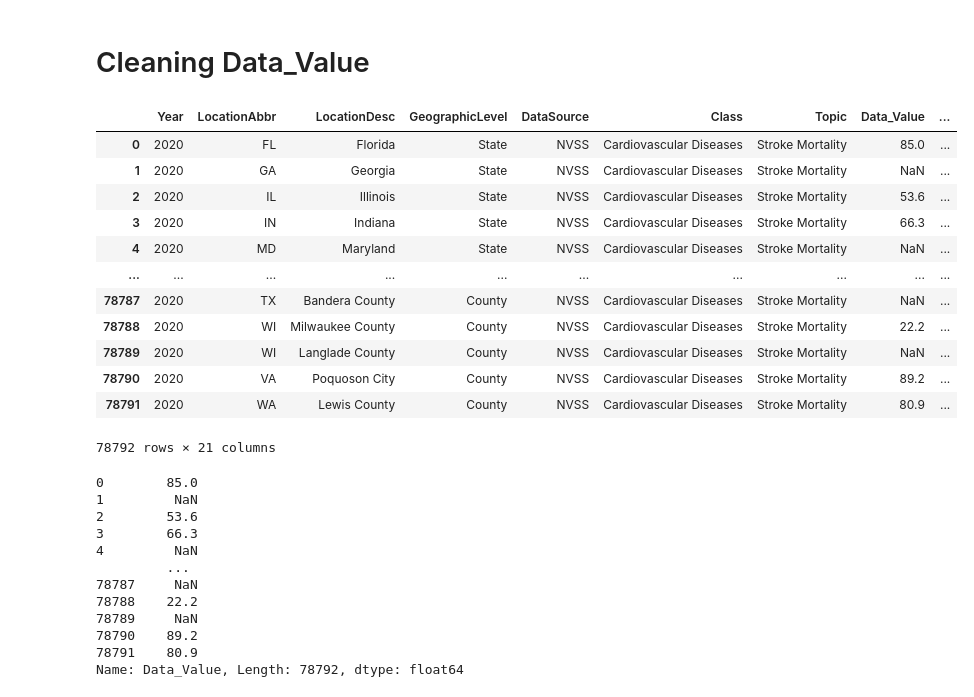
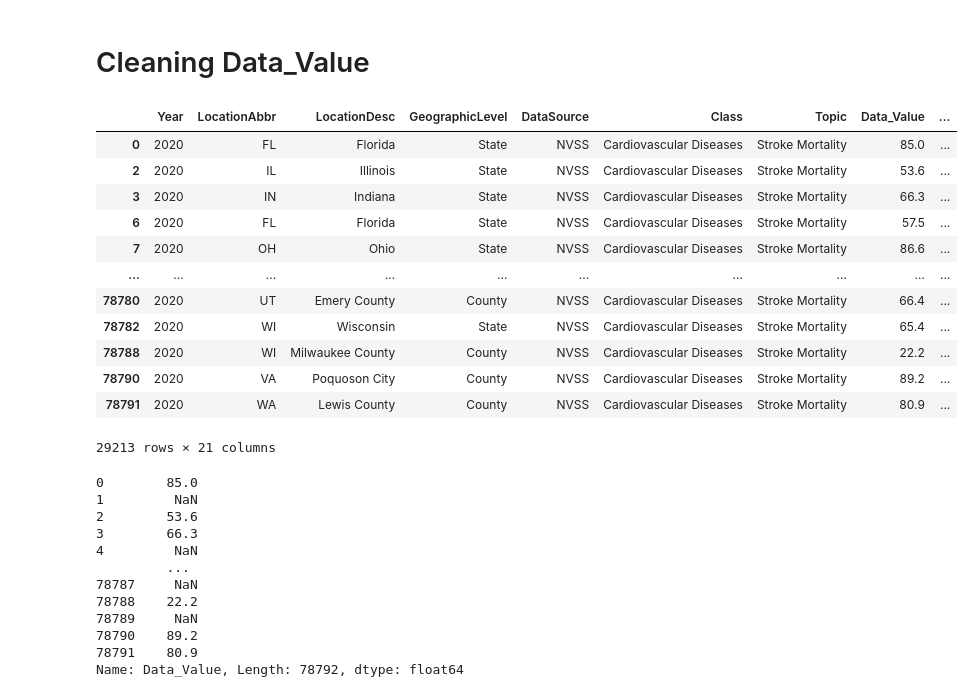
Before and after one commit to JoshuaLEE2756/Stroke-Data, a Jupyter notebook: Data-cleaning.ipynb, the cells around one changed output. Drawn from its saved outputs; the diff is of its cells as text; code cells hidden in the pictures.

```diff
--- a/Data-cleaning.ipynb
+++ b/Data-cleaning.ipynb
@@ -95,22 +95,22 @@ Georeference                     24
 dtype: int64
 # %% [markdown]
 # Cleaning Data_Value
-# %%
-df
-# %% [output]
-|  | Year | LocationAbbr | LocationDesc | GeographicLevel | DataSource | Class | Topic | Data_Value | ... |
-| 0 | 2020 | FL | Florida | State | NVSS | Cardiovascular Diseases | Stroke Mortality | 85.0 | ... |
-| 1 | 2020 | GA | Georgia | State | NVSS | Cardiovascular Diseases | Stroke Mortality | NaN | ... |
-| 2 | 2020 | IL | Illinois | State | NVSS | Cardiovascular Diseases | Stroke Mortality | 53.6 | ... |
-| 3 | 2020 | IN | Indiana | State | NVSS | Cardiovascular Diseases | Stroke Mortality | 66.3 | ... |
-| 4 | 2020 | MD | Maryland | State | NVSS | Cardiovascular Diseases | Stroke Mortality | NaN | ... |
-| ... | ... | ... | ... | ... | ... | ... | ... | ... | ... |
-| 78787 | 2020 | TX | Bandera County | County | NVSS | Cardiovascular Diseases | Stroke Mortality | NaN | ... |
-| 78788 | 2020 | WI | Milwaukee County | County | NVSS | Cardiovascular Diseases | Stroke Mortality | 22.2 | ... |
-| 78789 | 2020 | WI | Langlade County | County | NVSS | Cardiovascular Diseases | Stroke Mortality | NaN | ... |
-| 78790 | 2020 | VA | Poquoson City | County | NVSS | Cardiovascular Diseases | Stroke Mortality | 89.2 | ... |
-| 78791 | 2020 | WA | Lewis County | County | NVSS | Cardiovascular Diseases | Stroke Mortality | 80.9 | ... |
-78792 rows × 21 columns
+# %%
+df[df["Data_Value"].notna()]
+# %% [output]
+|  | Year | LocationAbbr | LocationDesc | GeographicLevel | DataSource | Class | Topic | Data_Value | ... |
+| 0 | 2020 | FL | Florida | State | NVSS | Cardiovascular Diseases | Stroke Mortality | 85.0 | ... |
+| 2 | 2020 | IL | Illinois | State | NVSS | Cardiovascular Diseases | Stroke Mortality | 53.6 | ... |
+| 3 | 2020 | IN | Indiana | State | NVSS | Cardiovascular Diseases | Stroke Mortality | 66.3 | ... |
+| 6 | 2020 | FL | Florida | State | NVSS | Cardiovascular Diseases | Stroke Mortality | 57.5 | ... |
+| 7 | 2020 | OH | Ohio | State | NVSS | Cardiovascular Diseases | Stroke Mortality | 86.6 | ... |
+| ... | ... | ... | ... | ... | ... | ... | ... | ... | ... |
+| 78780 | 2020 | UT | Emery County | County | NVSS | Cardiovascular Diseases | Stroke Mortality | 66.4 | ... |
+| 78782 | 2020 | WI | Wisconsin | State | NVSS | Cardiovascular Diseases | Stroke Mortality | 65.4 | ... |
+| 78788 | 2020 | WI | Milwaukee County | County | NVSS | Cardiovascular Diseases | Stroke Mortality | 22.2 | ... |
+| 78790 | 2020 | VA | Poquoson City | County | NVSS | Cardiovascular Diseases | Stroke Mortality | 89.2 | ... |
+| 78791 | 2020 | WA | Lewis County | County | NVSS | Cardiovascular Diseases | Stroke Mortality | 80.9 | ... |
+29213 rows × 21 columns
 # %%
 df_value = df["Data_Value"].copy()
 df_value
```
Also changed, not shown: parts of 1 cell of this notebook.
